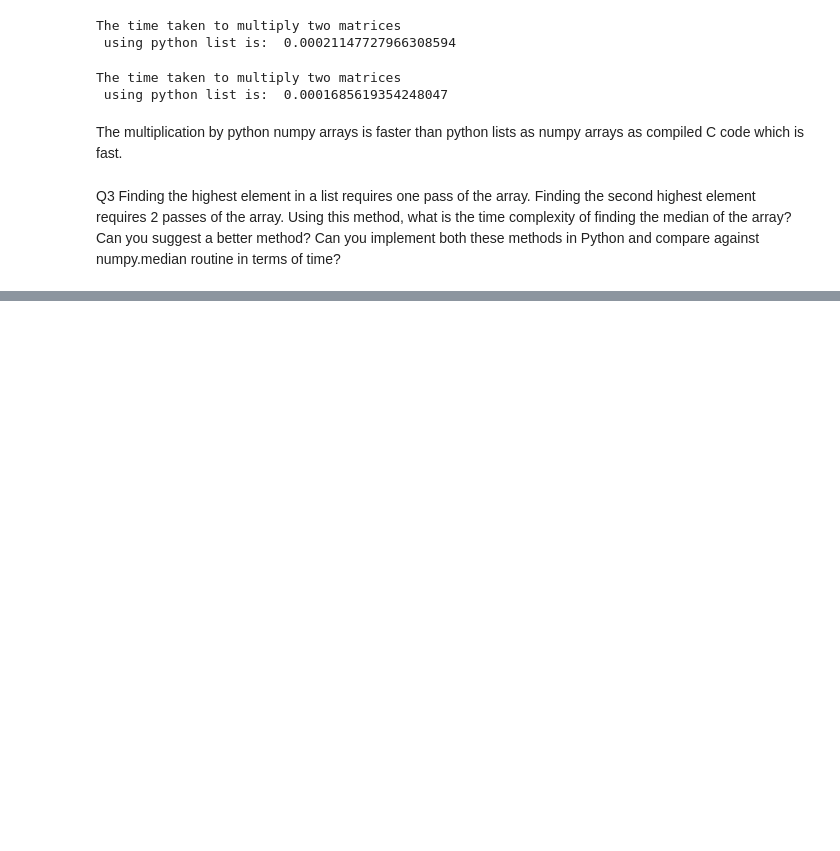
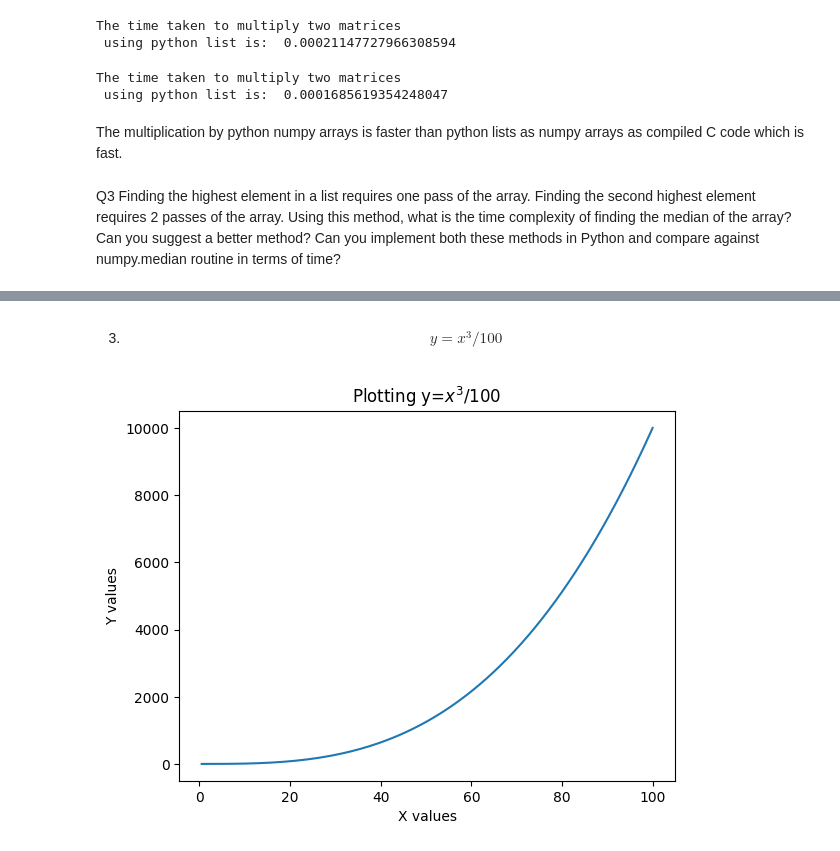
Before and after one commit to PraneelUJ/CS203_Lab_5, a Jupyter notebook: Praneel_Joshi___23110254_ES335_Prereqtest.ipynb, the cells around one changed output, grey strips where cells are left out. Drawn from its saved outputs; the diff is of its cells as text; code cells hidden in the pictures; blank space fills up the shorter version.

```diff
--- a/Praneel_Joshi___23110254_ES335_Prereqtest.ipynb
+++ b/Praneel_Joshi___23110254_ES335_Prereqtest.ipynb
@@ -61,0 +222,11 @@ Q3 Finding the highest element in a list requires one pass of the array. Finding
+# %% [markdown]
+3. $$y=x^3/100$$
+# %%
+y=(x**3)/100
+plt.plot(x,y)
+plt.xlabel("X values")
+plt.ylabel("Y values")
+plt.title("Plotting y=$x^3/100$")
+plt.show()
+# %% [output]
+[figure, added]
```
Also changed, not shown: parts of 33 cells of this notebook.
